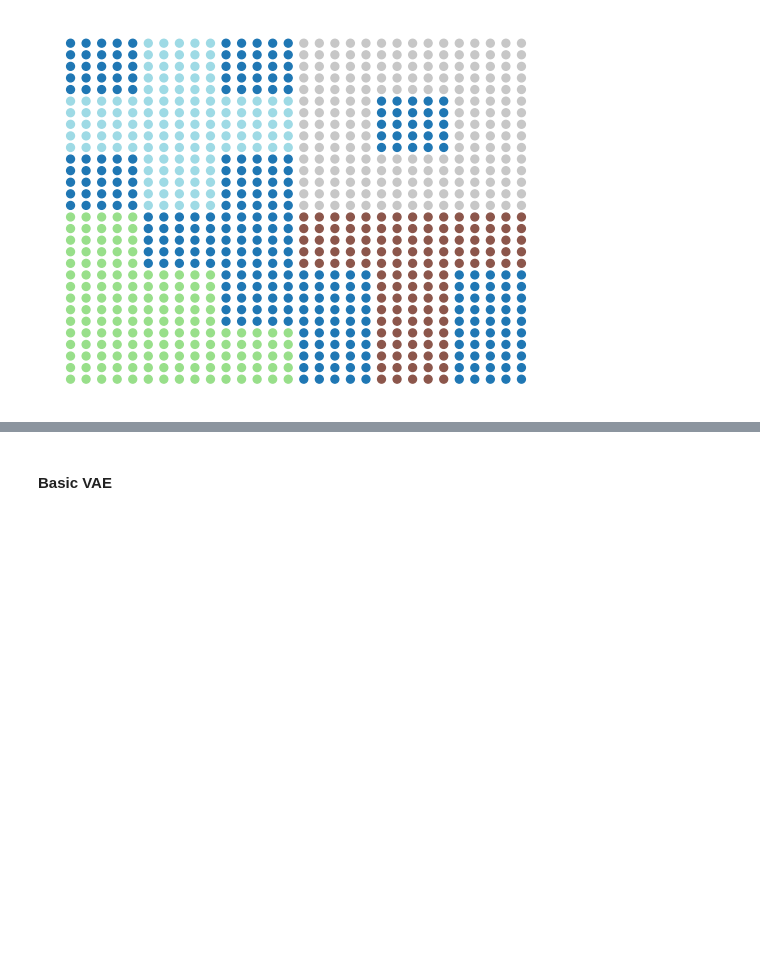
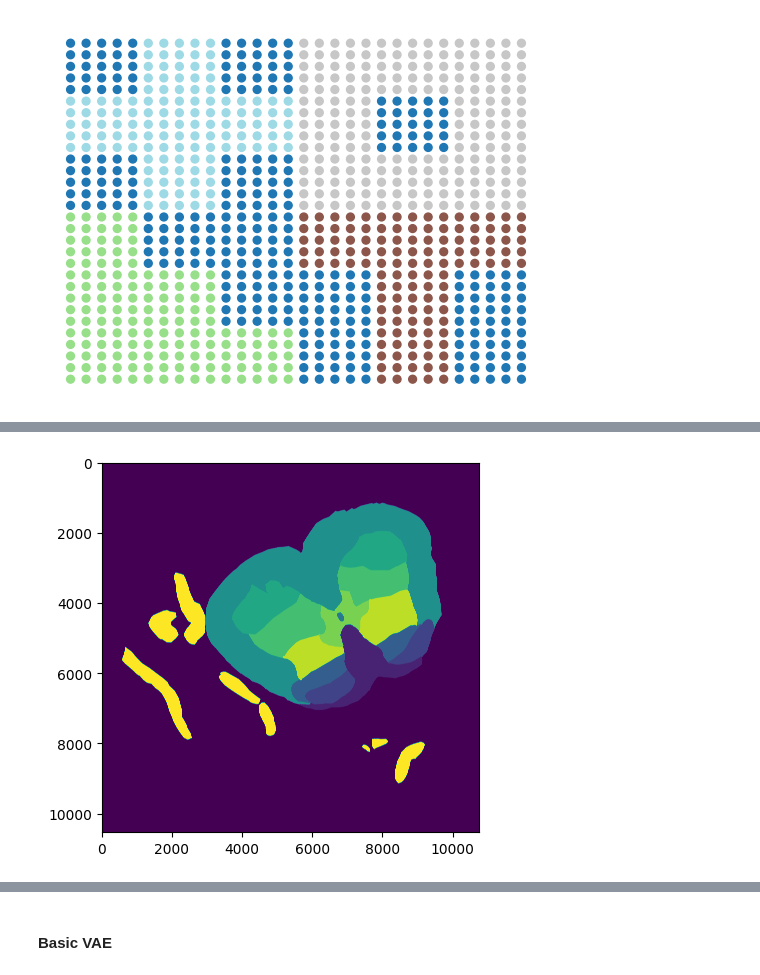
Before and after one commit to craigfouts/NeuralTopicModels, a Jupyter notebook: sandbox.ipynb, the cells around one changed output, grey strips where cells are left out. Drawn from its saved outputs; the diff is of its cells as text; code cells hidden in the pictures; blank space fills up the shorter version.

```diff
--- a/sandbox.ipynb
+++ b/sandbox.ipynb
@@ -39,0 +75,5 @@ util.visualize_dataset(X, X_labels, size=32, show_ax=False)
+# %%
+img = io.imread('data/m387ntga2.tiff').astype(np.int32)
+plt.imshow(img);
+# %% [output]
+[figure, added]
```
Also changed, not shown: parts of 6 cells of this notebook, 3 other files.
